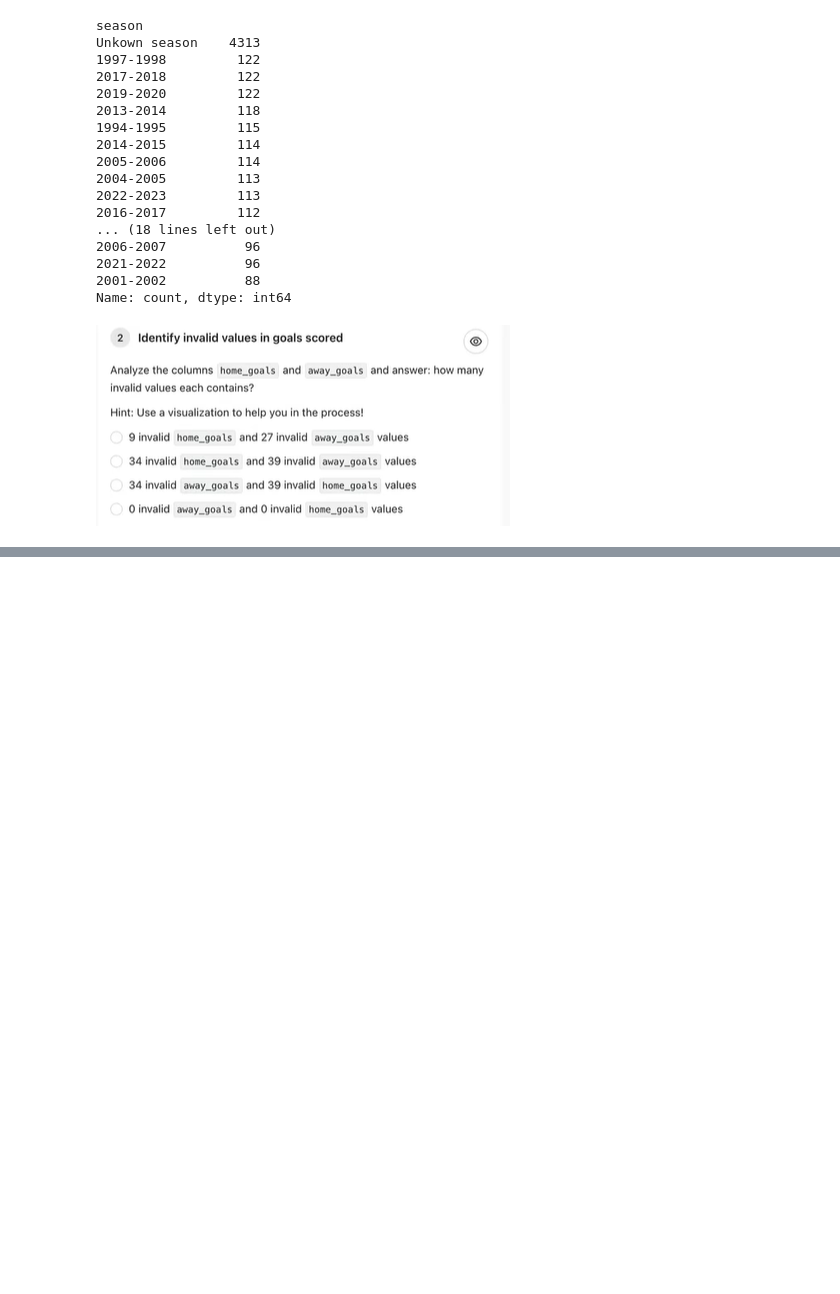
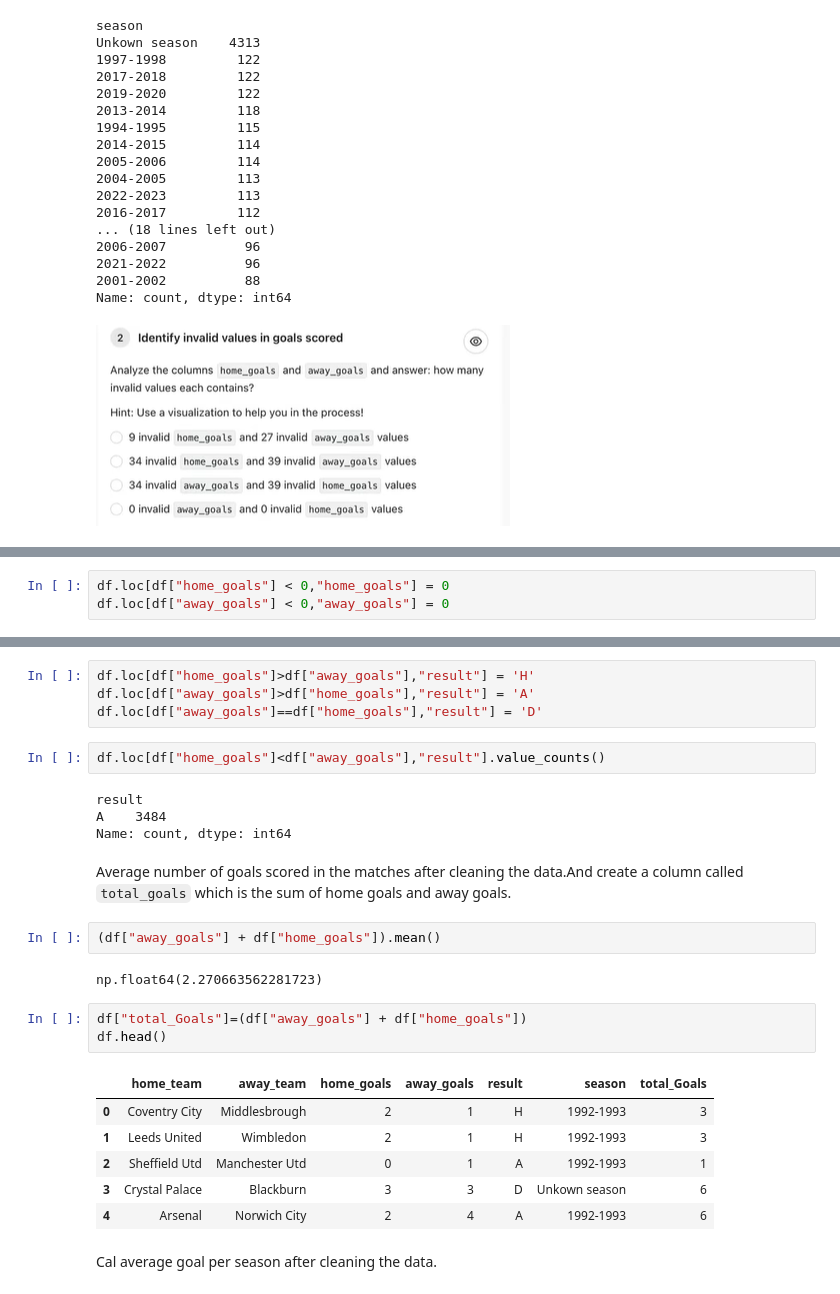
Before and after one commit to Devansh-react/data_cleaning_preprocressing, a Jupyter notebook: Ch-6.ipynb, the cells around one changed output, grey strips where cells are left out. Drawn from its saved outputs; the diff is of its cells as text; blank space fills up the shorter version.

```diff
--- a/Ch-6.ipynb
+++ b/Ch-6.ipynb
@@ -87 +92,4 @@ away_goals    0
 dtype: int64
+# %%
+df.loc[df["home_goals"] < 0,"home_goals"] = 0
+df.loc[df["away_goals"] < 0,"away_goals"] = 0
@@ -87,0 +122,28 @@ dtype: int64
+# %%
+df.loc[df["home_goals"]>df["away_goals"],"result"] = 'H'
+df.loc[df["away_goals"]>df["home_goals"],"result"] = 'A'
+df.loc[df["away_goals"]==df["home_goals"],"result"] = 'D'
+# %%
+df.loc[df["home_goals"]<df["away_goals"],"result"].value_counts()
+# %% [output]
+result
+A    3484
+Name: count, dtype: int64
+# %% [markdown]
+Average number of goals scored in the matches after cleaning the data.And create a column called `total_goals` which is the sum of home goals and away goals.
+# %%
+(df["away_goals"] + df["home_goals"]).mean()
+# %% [output]
+np.float64(2.270663562281723)
+# %%
+df["total_Goals"]=(df["away_goals"] + df["home_goals"])
+df.head()
+# %% [output]
+|  | home_team | away_team | home_goals | away_goals | result | season | total_Goals |
+| 0 | Coventry City | Middlesbrough | 2 | 1 | H | 1992-1993 | 3 |
+| 1 | Leeds United | Wimbledon | 2 | 1 | H | 1992-1993 | 3 |
+| 2 | Sheffield Utd | Manchester Utd | 0 | 1 | A | 1992-1993 | 1 |
+| 3 | Crystal Palace | Blackburn | 3 | 3 | D | Unkown season | 6 |
+| 4 | Arsenal | Norwich City | 2 | 4 | A | 1992-1993 | 6 |
+# %% [markdown]
+Cal average goal per season after cleaning the data.
```
Also changed, not shown: parts of 17 cells of this notebook, 1 other file.
